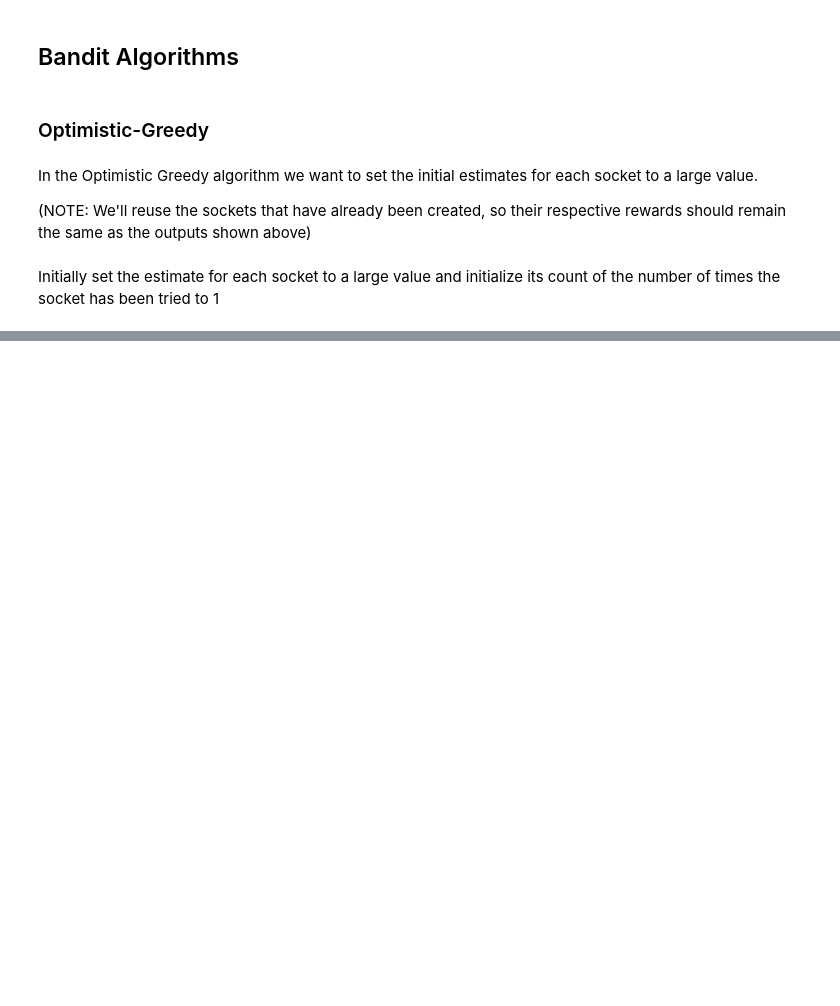
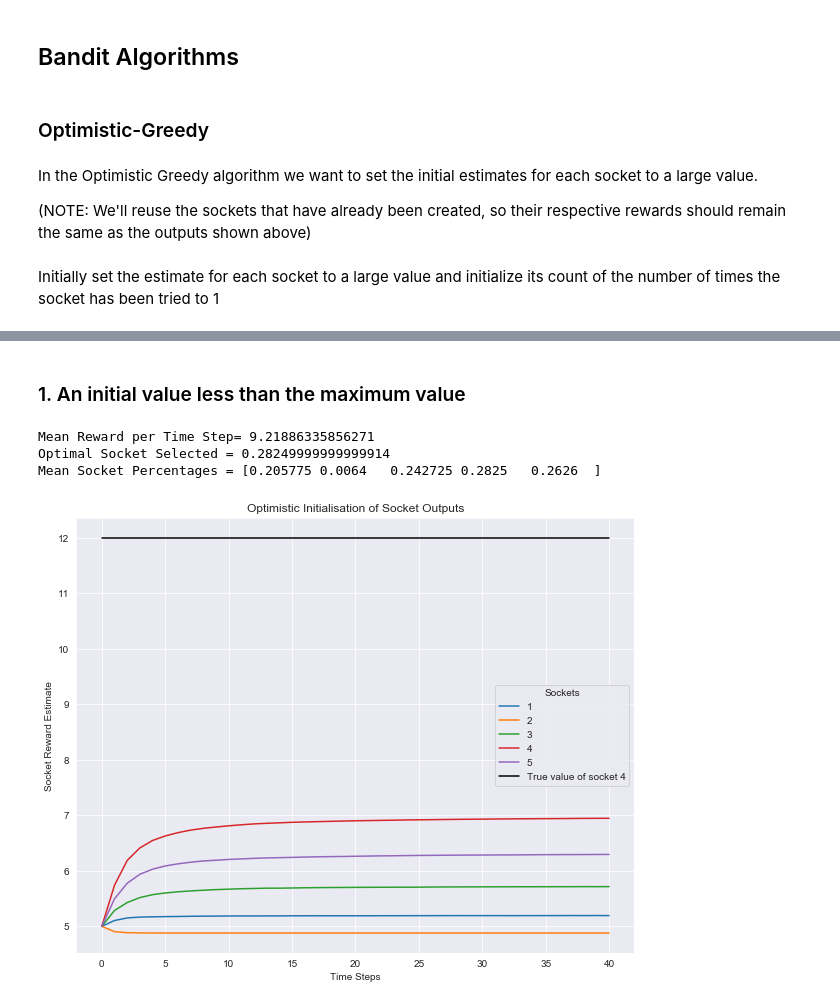
Before and after one commit to WhatIThinkAbout/BabyRobot, a Jupyter notebook: 00_PP_Epsilon_Greedy.ipynb, the cells around one changed output, grey strips where cells are left out. Saved outputs shown, nothing was run; the diff lists cells and outputs as text; code cells hidden in the pictures; blank space fills up the shorter version.

```diff
--- a/00_PP_Epsilon_Greedy.ipynb
+++ b/00_PP_Epsilon_Greedy.ipynb
@@ -565,0 +486,20 @@ plt.show()
+# %% [markdown]
+### 1. An initial value less than the maximum value
+# %%
+# 2. Initialisation = 5
+mean_estimates, mean_reward_per_timestep, mean_optimal_selected, mean_socket_percentage = run_socket_experiment( number_of_tests = 1000, number_of_steps = 40, initial_estimate = 5. )
+
+print(f'Mean Reward per Time Step= {mean_reward_per_timestep}')
+print(f'Optimal Socket Selected = {mean_optimal_selected}')
+print(f'Mean Socket Percentages = {mean_socket_percentage}')
+
+# NOTE - this graph is misleading, since the estimate from the optimal socket #4
+# is never a value approximately 7
+# - it is either its true value (when it has been selected as the greedy action)
+# or it stays at 5, its initialisation value, when not selected
+show_plot( mean_estimates )
+# %% [output]
+Mean Reward per Time Step= 9.21886335856271
+Optimal Socket Selected = 0.28249999999999914
+Mean Socket Percentages = [0.205775 0.0064   0.242725 0.2825   0.2626  ]
+[figure, added]
```
Also changed, not shown: parts of 69 cells of this notebook.
